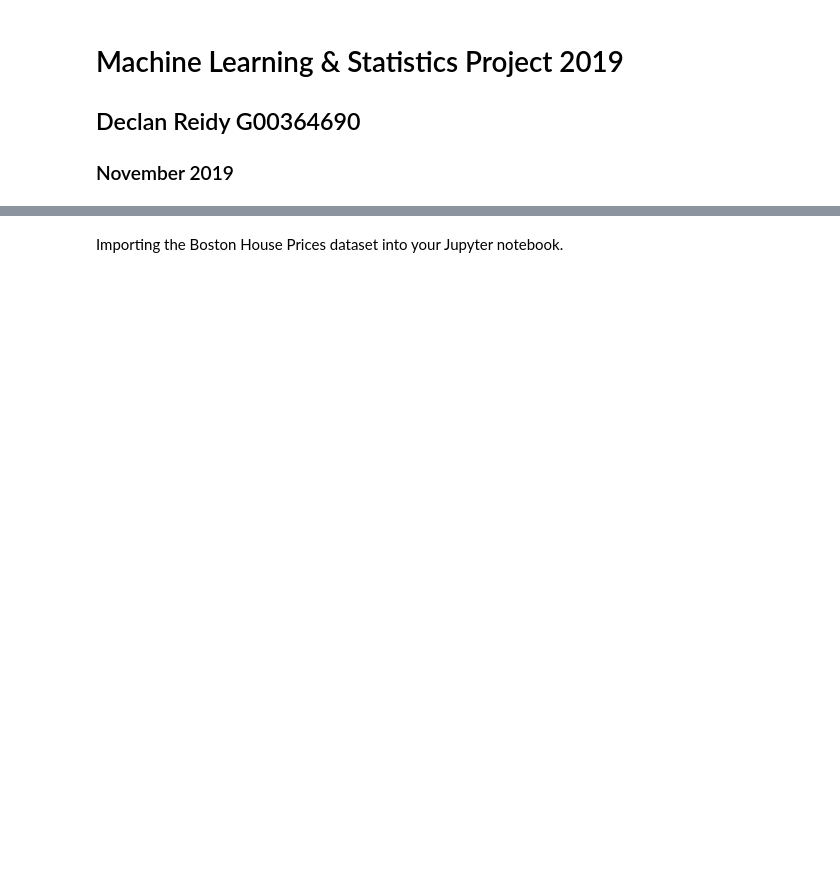
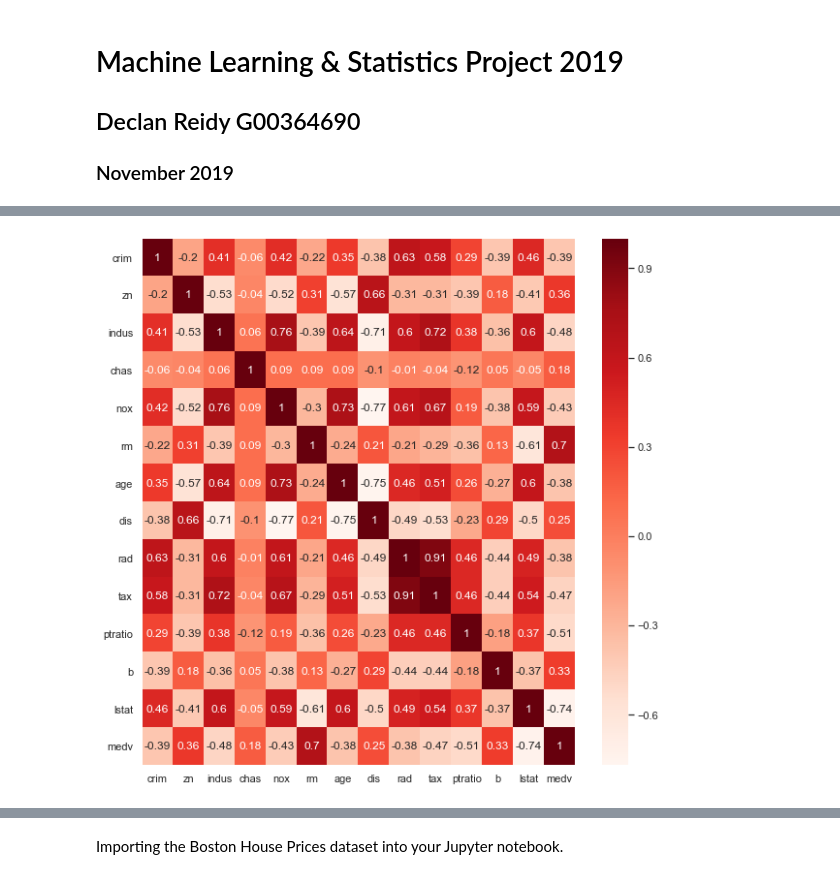
Before and after one commit to G00364690/MLS-Project, a Jupyter notebook: MLS Project.ipynb, the cells around one changed output, grey strips where cells are left out. Cells and saved outputs as stored; diff of their text form; code cells hidden in the pictures; blank space fills up the shorter version.

Commit message:
looking for correlations in line with the theory

```diff
--- a/MLS Project.ipynb
+++ b/MLS Project.ipynb
@@ -17,0 +84,14 @@ plt.rcParams['figure.figsize'] = (10, 10)
+# %%
+#check which variables are correlated to MEDV.
+correlation_matrix = df.corr().round(2)
+sns.heatmap(data=correlation_matrix,annot=True,cmap="Reds")
+plt.yticks(rotation=0) #rotate the labels for y
+# fix for mpl bug that cuts off top/bottom of seaborn viz
+#https://github.com/mwaskom/seaborn/issues/1773
+b, t = plt.ylim() # discover the values for bottom and top
+b += 0.5 # Add 0.5 to the bottom
+t -= 0.5 # Subtract 0.5 from the top
+plt.ylim(b, t) # update the ylim(bottom, top) values
+plt.show()
+# %% [output]
+[figure, added]
```
Also changed, not shown: parts of 13 cells of this notebook, 1 other file.
